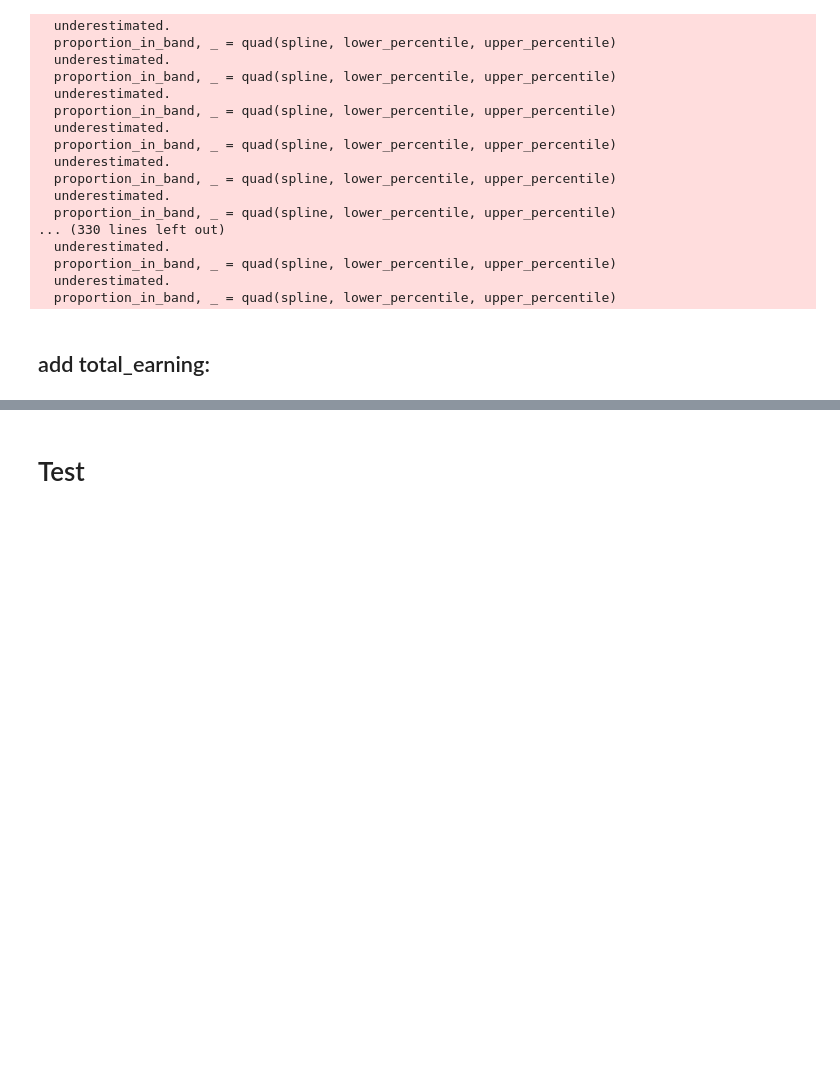
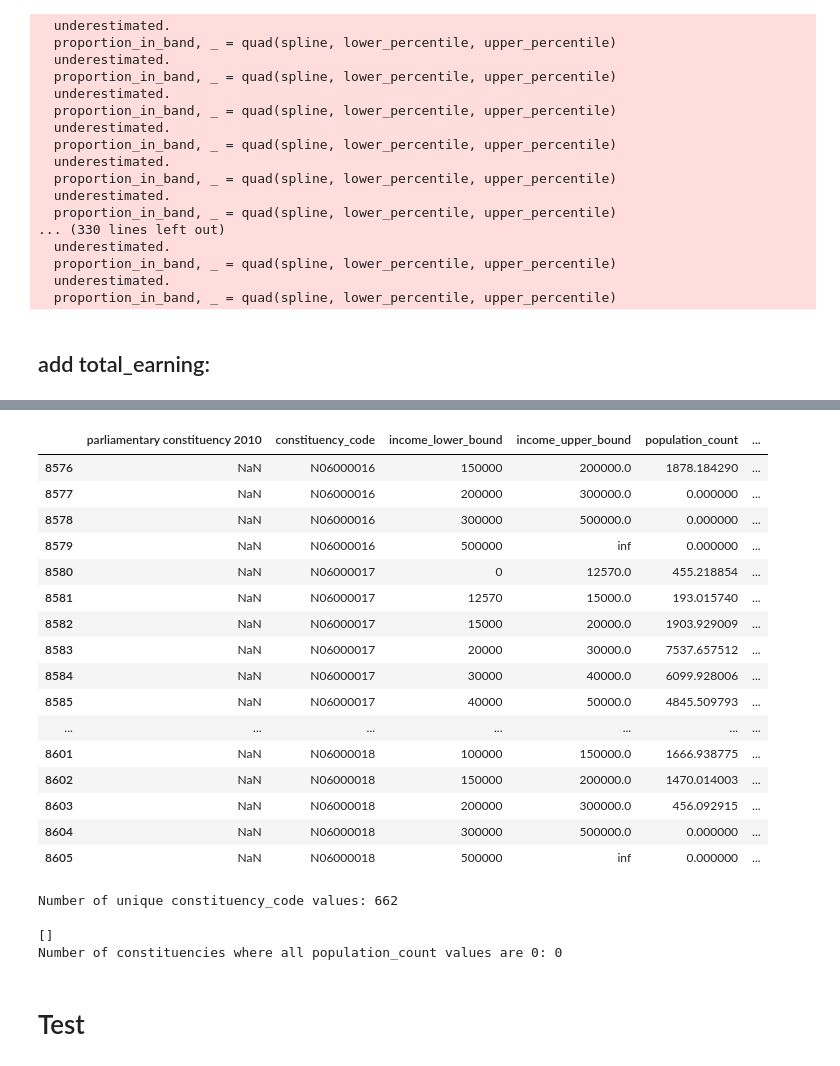
Before and after one commit to PolicyEngine/uk-local-area-calibration, a Jupyter notebook: earnings-distribution-targets/Earnings_distribution_targets.ipynb, the cells around one changed output, grey strips where cells are left out. Cells and saved outputs as stored; diff of their text form; code cells hidden in the pictures; blank space fills up the shorter version.

```diff
--- a/earnings-distribution-targets/Earnings_distribution_targets.ipynb
+++ b/earnings-distribution-targets/Earnings_distribution_targets.ipynb
@@ -16,3 +10,5 @@ Saving nomis_2024_11_07_123016.xlsx to nomis_2024_11_07_123016.xlsx
+# %%
+income = pd.read_excel("nomis_earning_jobs_data.xlsx")  # Ensure only one ".xlsx" extension
 # %%
 income = income.drop(index=range(0, 7)).reset_index(drop=True)
 income.columns = income.iloc[0]
@@ -596,0 +301,2 @@ files.download('Earnings_distribution_targets.csv')
+# %%
+result_df = result_df.dropna(subset=['constituency_code'])
@@ -596,0 +316,3 @@ files.download('Earnings_distribution_targets.csv')
+# %%
+total_income = pd.read_csv("total_income.csv")
+total_income.head()
@@ -596,0 +502,44 @@ files.download('Earnings_distribution_targets.csv')
+# %%
+updated_df.tail(30)
+# %% [output]
+|  | parliamentary constituency 2010 | constituency_code | income_lower_bound | income_upper_bound | population_count | ... |
+| 8576 | NaN | N06000016 | 150000 | 200000.0 | 1878.184290 | ... |
+| 8577 | NaN | N06000016 | 200000 | 300000.0 | 0.000000 | ... |
+| 8578 | NaN | N06000016 | 300000 | 500000.0 | 0.000000 | ... |
+| 8579 | NaN | N06000016 | 500000 | inf | 0.000000 | ... |
+| 8580 | NaN | N06000017 | 0 | 12570.0 | 455.218854 | ... |
+| 8581 | NaN | N06000017 | 12570 | 15000.0 | 193.015740 | ... |
+| 8582 | NaN | N06000017 | 15000 | 20000.0 | 1903.929009 | ... |
+| 8583 | NaN | N06000017 | 20000 | 30000.0 | 7537.657512 | ... |
+| 8584 | NaN | N06000017 | 30000 | 40000.0 | 6099.928006 | ... |
+| 8585 | NaN | N06000017 | 40000 | 50000.0 | 4845.509793 | ... |
+| ... | ... | ... | ... | ... | ... | ... |
+| 8601 | NaN | N06000018 | 100000 | 150000.0 | 1666.938775 | ... |
+| 8602 | NaN | N06000018 | 150000 | 200000.0 | 1470.014003 | ... |
+| 8603 | NaN | N06000018 | 200000 | 300000.0 | 456.092915 | ... |
+| 8604 | NaN | N06000018 | 300000 | 500000.0 | 0.000000 | ... |
+| 8605 | NaN | N06000018 | 500000 | inf | 0.000000 | ... |
+# %%
+# Count the unique constituency_code values
+unique_constituency_codes = updated_df['constituency_code'].nunique()
+
+# Display the count
+print(f"Number of unique constituency_code values: {unique_constituency_codes}")
+# %% [output]
+Number of unique constituency_code values: 662
+# %%
+constituencies_with_zero_population = updated_df.groupby('constituency_code').filter(
+    lambda group: (group['population_count'] == 0).all()
+)['constituency_code'].unique()
+
+# Display the list
+print(constituencies_with_zero_population)
+
+# Count the number of unique constituency_code where all population_count values are 0
+num_constituencies_with_zero_population = len(constituencies_with_zero_population)
+
+# Display the count
+print(f"Number of constituencies where all population_count values are 0: {num_constituencies_with_zero_population}")
+# %% [output]
+[]
+Number of constituencies where all population_count values are 0: 0
```
Also changed, not shown: parts of 18 cells of this notebook, 3 other files.
